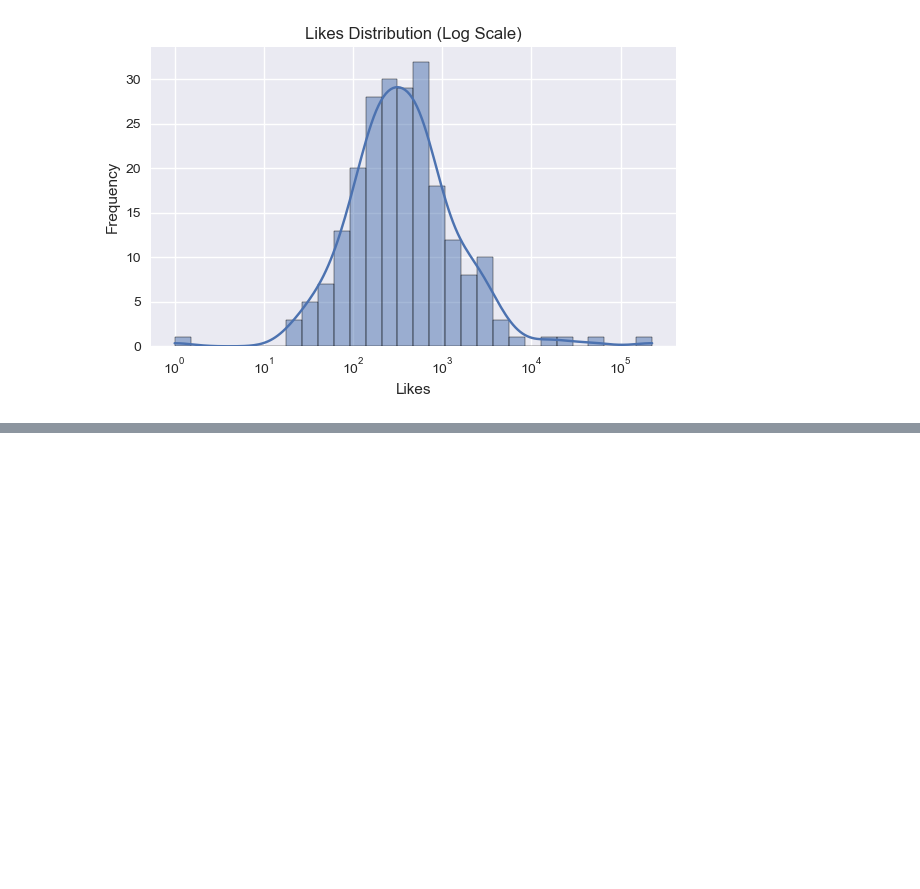
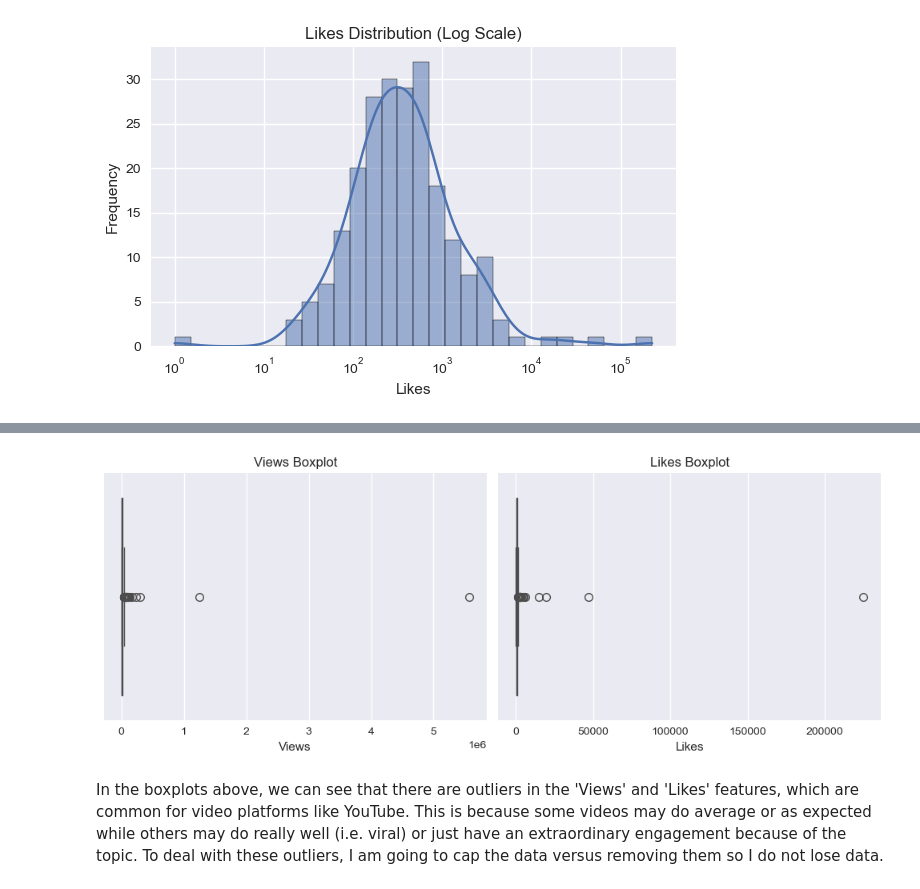
Before and after one commit to Destructor7453/kenjee_youtube_eda, a Jupyter notebook: notebooks/eda.ipynb, the cells around one changed output, grey strips where cells are left out. Cells and saved outputs as stored; diff of their text form; code cells hidden in the pictures; blank space fills up the shorter version.

Commit message:
Looking at features in Agg Metrics by Video dataset

```diff
--- a/notebooks/eda.ipynb
+++ b/notebooks/eda.ipynb
@@ -139,0 +142,16 @@ for col in ['Views', 'Likes']:
+# %%
+plt.figure(figsize=(10,4))
+plt.subplot(1,2,1)
+sns.boxplot(x=df['Views'])
+plt.title('Views Boxplot')
+
+plt.subplot(1,2,2)
+sns.boxplot(x=df['Likes'])
+plt.title('Likes Boxplot')
+
+plt.tight_layout()
+plt.show()
+# %% [output]
+[figure, added]
+# %% [markdown]
+In the boxplots above, we can see that there are outliers in the 'Views' and 'Likes' features, which are common for video platforms like YouTube. This is because some videos may do average or as expected while others may do really well (i.e. viral) or just have an extraordinary engagement because of the topic. To deal with these outliers, I am going to cap the data versus removing them so I do not lose data.
```
Also changed, not shown: parts of 12 cells of this notebook.
